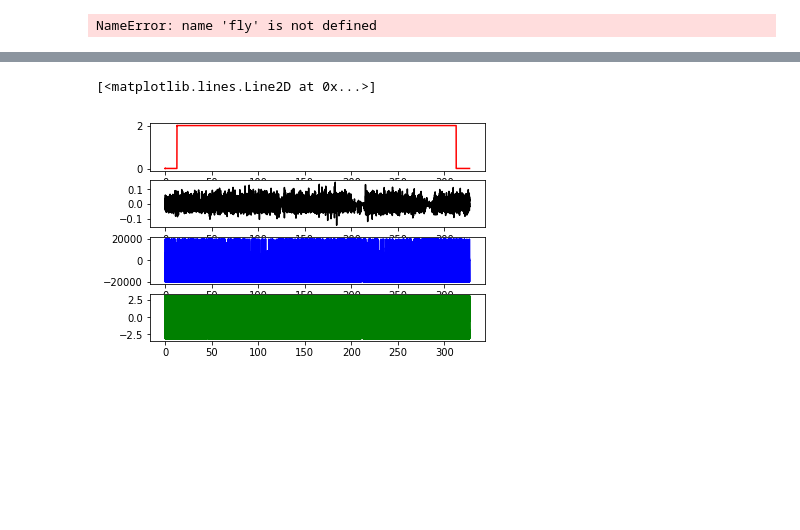
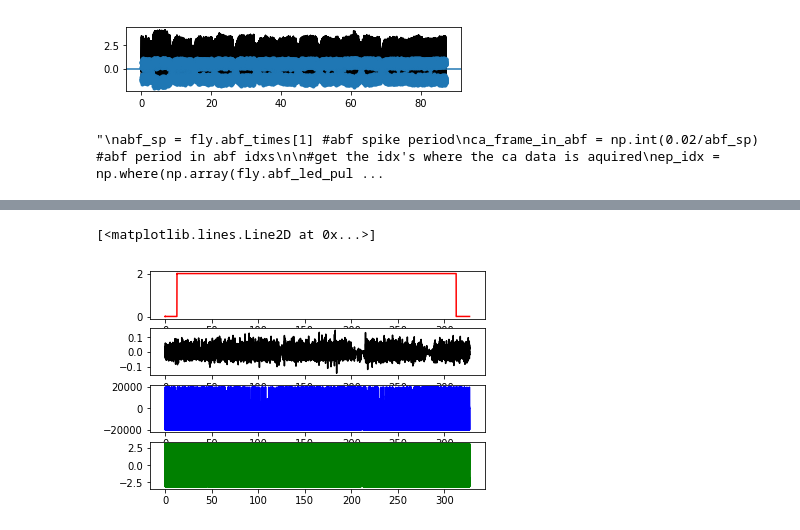
Before and after one commit to lyshds/dn_activation_rec_ubu, a Jupyter notebook: S37/s37_analysis_b1_phase.ipynb, the cells around one changed output, grey strips where cells are left out. Saved outputs shown, nothing was run; the diff lists cells and outputs as text; code cells hidden in the pictures; blank space fills up the shorter version.

```diff
--- a/S37/s37_analysis_b1_phase.ipynb
+++ b/S37/s37_analysis_b1_phase.ipynb
@@ -26,7 +26,42 @@ from scipy import signal
 # %%
 flydir = '/home/alysha/Documents/thru_11_12_2018/'
 localfile = flydir + '2018_10_30_0012.abf'
+# %%
+#flydir = '/home/alysha/media/imager/FlyDataD/lysh_ephys_ata_old/'
+#flydir = '/home/alysha/media/imager/FlyDataD/brad_b2_data/'
+
+#localfile = flydir + '2018_03_05_0024.abf'
+#localfile = flydir + '2018_10_29_0009.abf'
+localfile = flydir + '2018_10_30_0012.abf'
+
+r =AxonIO(localfile)
+
+bl = r.read_block(lazy=False, cascade=True)
+
+hutch = np.asarray(bl.segments[0].analogsignals[5])
+
+fs_axon = 1.0/20000.0
+
+times=np.linspace(0,len(hutch)/(1/fs_axon),len(hutch))
+
+# detrend hütchens signal
+hutch_det = hutch - np.mean(hutch)
+
+ax1 = plt.subplot(311)
+
+ax1.plot(times,hutch_det,'k')
+
+#identify all relative minima
+from scipy.signal import argrelmin
+inds = argrelmin(hutch_det, order = 5)
+ax1.plot(times[inds], hutch_det[inds], '.')
+ax1.axhline(-0.08)
+inds = np.array(inds)
+inds = np.transpose(inds)
+# %% [output]
+[figure, added]
 # %%
+'''
 abf_sp = fly.abf_times[1] #abf spike period
 ca_frame_in_abf = np.int(0.02/abf_sp) #abf period in abf idxs
 
@@ -48,8 +83,9 @@ spike_sig = np.array(fly.abf_electrode[start:stop])
 #F = np.percentile(F_,0.01)
 #DF_F = (F_-F)/F
 #b1_ca = DF_F
+'''
 # %% [output]
-NameError: name 'fly' is not defined
+"\nabf_sp = fly.abf_times[1] #abf spike period\nca_frame_in_abf = np.int(0.02/abf_sp) #abf period in abf idxs\n\n#get the idx's where the ca data is aquired\nep_idx = np.where(np.array(fly.abf_led_pul ...
 # %%
 # import the data
 #flydir = '/Volumes/hm_data/MN optogenetic activation/b1/1218 fly 3/'
```
Also changed, not shown: parts of 14 cells of this notebook, 4 other files.
